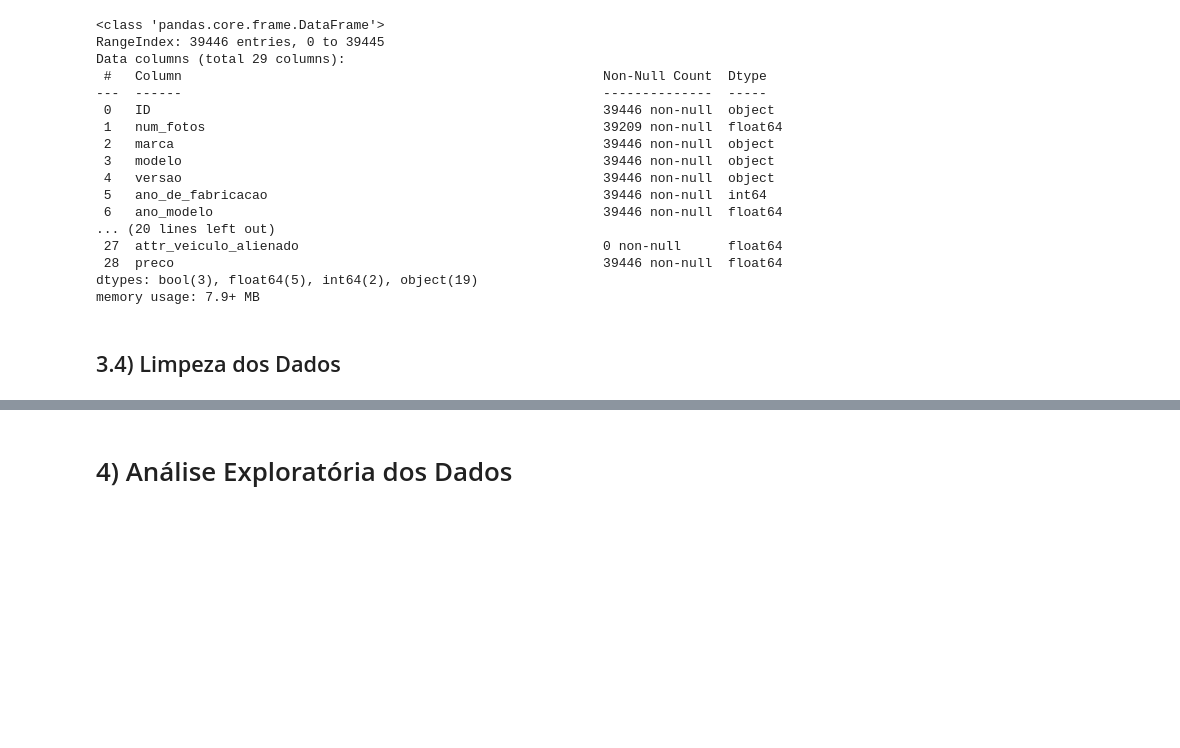
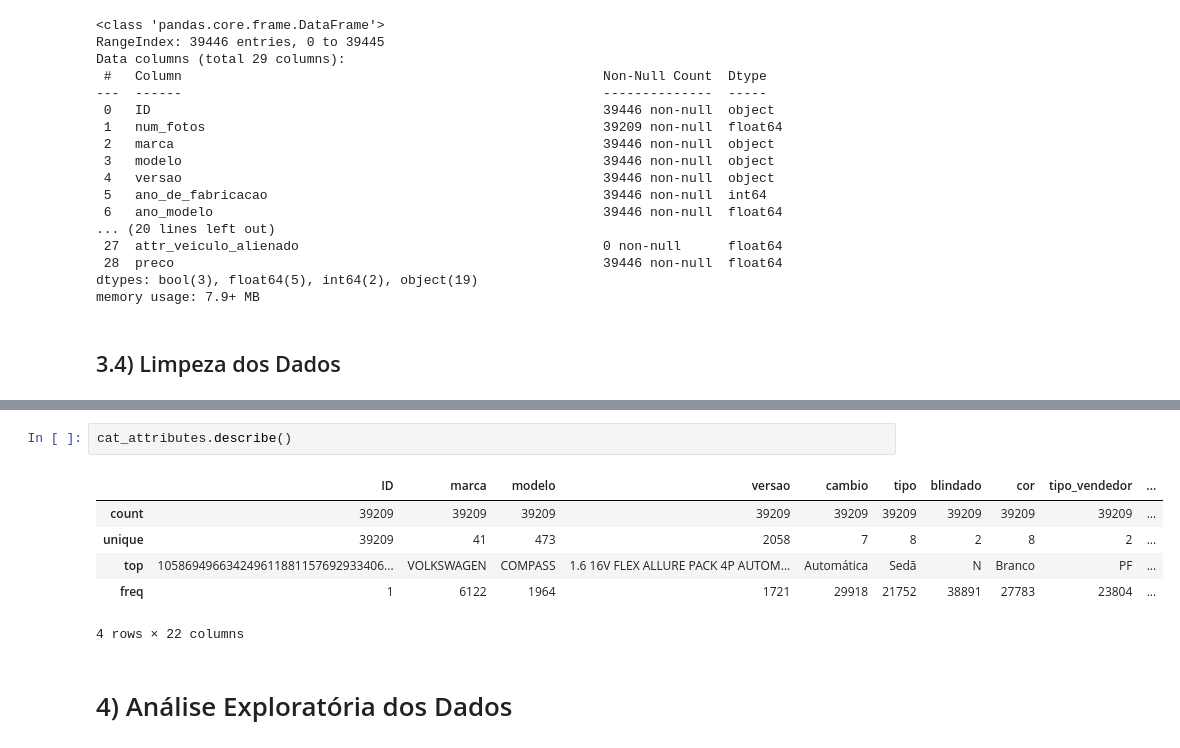
Before and after one commit to GustavoBarros11/hackday, a Jupyter notebook: brainrent_notebook.ipynb, the cells around one changed output, grey strips where cells are left out. Cells and saved outputs as stored; diff of their text form; blank space fills up the shorter version.

```diff
--- a/brainrent_notebook.ipynb
+++ b/brainrent_notebook.ipynb
@@ -101,3 +128,12 @@ KeyError: ignored
+# %%
+cat_attributes.describe()
+# %% [output]
+|  | ID | marca | modelo | versao | cambio | tipo | blindado | cor | tipo_vendedor | ... |
+| count | 39209 | 39209 | 39209 | 39209 | 39209 | 39209 | 39209 | 39209 | 39209 | ... |
+| unique | 39209 | 41 | 473 | 2058 | 7 | 8 | 2 | 8 | 2 | ... |
+| top | 105869496634249611881157692933406... | VOLKSWAGEN | COMPASS | 1.6 16V FLEX ALLURE PACK 4P AUTOM... | Automática | Sedã | N | Branco | PF | ... |
+| freq | 1 | 6122 | 1964 | 1721 | 29918 | 21752 | 38891 | 27783 | 23804 | ... |
+4 rows × 22 columns
 # %% [markdown]
 # 4) Análise Exploratória dos Dados
 # %% [markdown]
```
Also changed, not shown: parts of 10 cells of this notebook, 4 other files.
